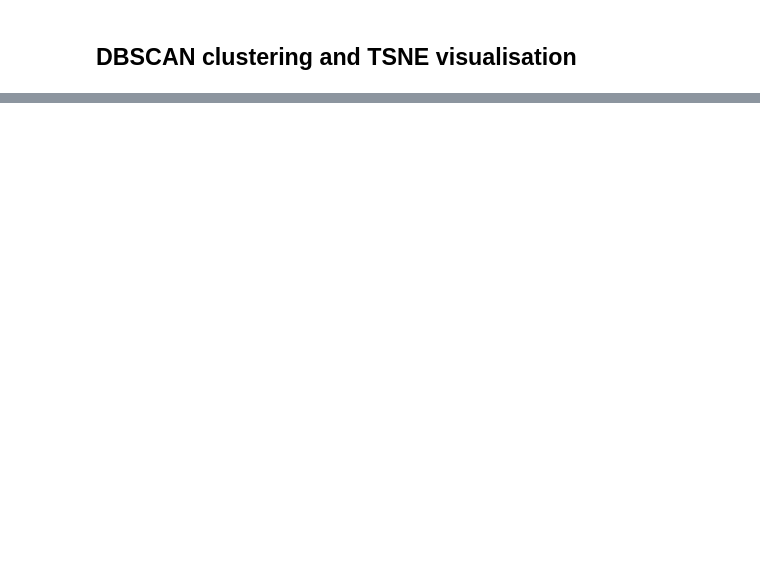
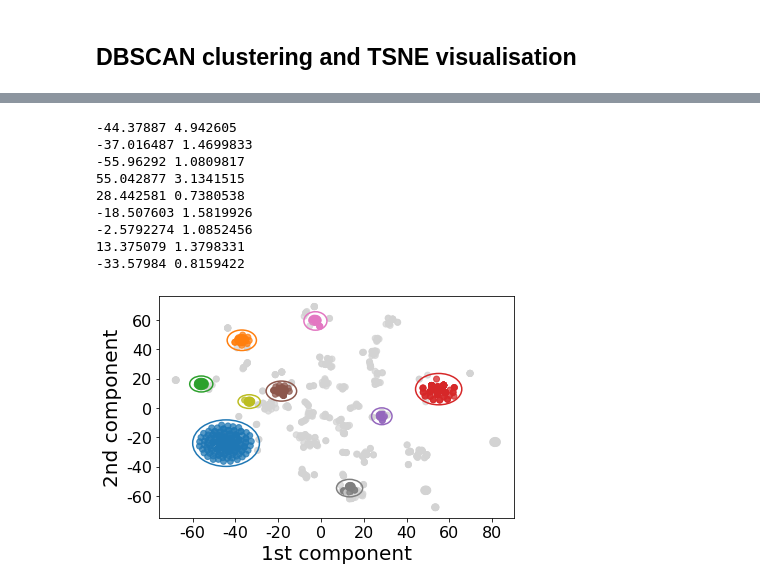
Before and after one commit to SarkisovTeam/SyntheticOracle, a Jupyter notebook: publication figures/Figure 7.ipynb, the cells around one changed output, grey strips where cells are left out. Cells and saved outputs as stored; diff of their text form; code cells hidden in the pictures; blank space fills up the shorter version.

Commit message:
Final worked examples and figure notebooks

```diff
--- a/publication figures/Figure 7.ipynb
+++ b/publication figures/Figure 7.ipynb
@@ -239,0 +173,56 @@ plt.show()
+# %%
+from sklearn.manifold import TSNE
+# Create a TSNE instance: model
+model = TSNE( metric='euclidean', perplexity=10, n_iter=5000, random_state=25, early_exaggeration=12)
+
+# Apply fit_transform to samples: tsne_features
+tsne_features = model.fit_transform(X.toarray())
+
+# Select the 0th feature: xs
+xs = tsne_features[:, 0]
+
+# Select the 1st feature: ys
+ys = tsne_features[:, 1]
+
+# Scatter plot, coloring by variety_numbers
+new_color_map = dict(zip(range(0,10), cm.tab10.colors))
+new_color_map[-1] = 'lightgray'
+
+fig, ax = plt.subplots()
+ax.scatter(xs, ys, alpha=0.75, c = [new_color_map[x] for x in labels])
+
+for x in np.unique(labels):
+    if x == -1:
+        continue
+    clust_x = xs[labels == x]
+    clust_y  =  ys[labels == x]
+    print(np.mean(clust_x), np.std(clust_x))
+    el1 = Ellipse(
+        (np.mean(clust_x),np.mean(clust_y)),
+        max(clust_x)-min(clust_x)+7,
+        max(clust_y)-min(clust_y)+7,
+          # 7.5*np.std(clust_x),
+          # 7.5*np.std(clust_y),
+        facecolor='none',
+          edgecolor=new_color_map[x],
+          linewidth=1.5)
+    ax.add_artist(el1)
+
+ax.set_yticklabels([int(x) for x in ax.get_yticks()], fontsize=16)
+ax.set_xticklabels([int(x) for x in ax.get_xticks()], fontsize=16)
+ax.set_ylabel('2nd component', fontsize=20)
+ax.set_xlabel('1st component', fontsize=20)
+
+plt.tight_layout()
+plt.savefig('Fig 7.png', dpi=900)
+# %% [output]
+-44.37887 4.942605
+-37.016487 1.4699833
+-55.96292 1.0809817
+55.042877 3.1341515
+28.442581 0.7380538
+-18.507603 1.5819926
+-2.5792274 1.0852456
+13.375079 1.3798331
+-33.57984 0.8159422
+[figure, added]
```
Also changed, not shown: parts of 15 cells of this notebook, 4 other files.
